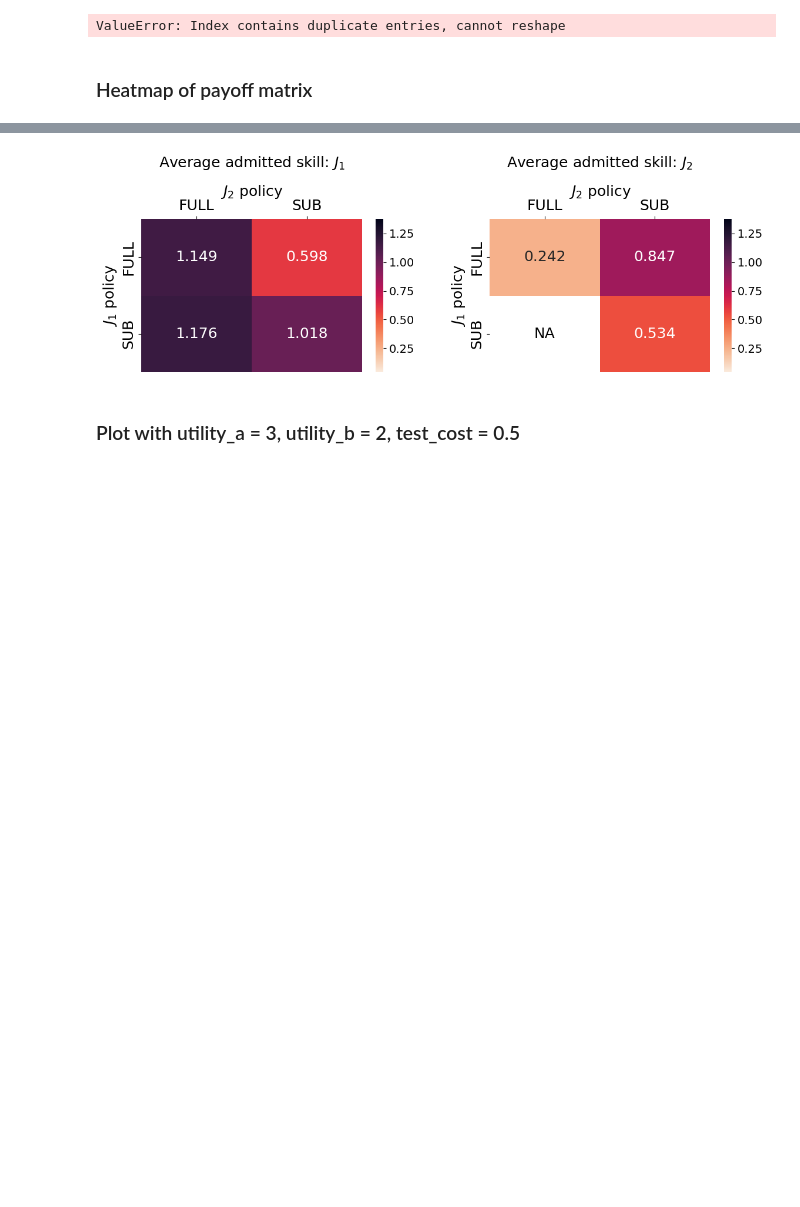
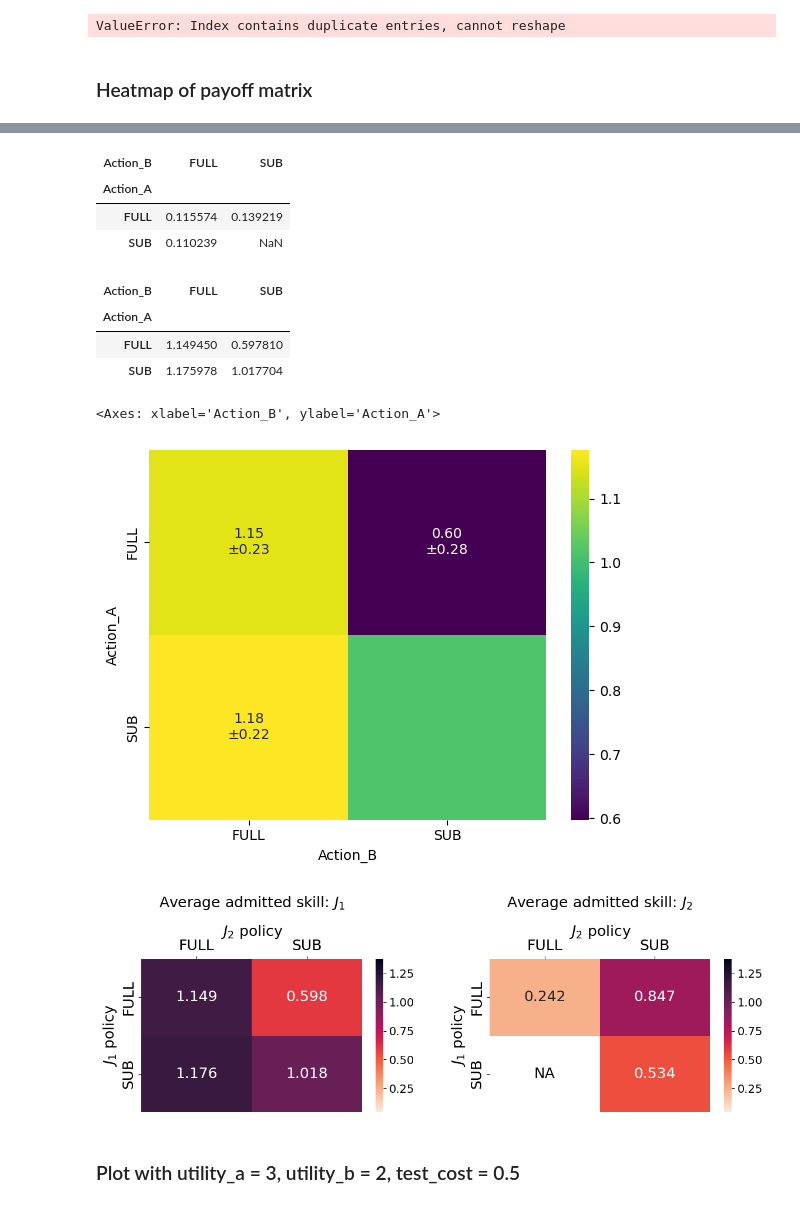
Before and after one commit to hannahql/school_admission_policies, a Jupyter notebook: pipeline_use_paperfigures_two_school_strategic.ipynb, the cells around one changed output, grey strips where cells are left out. Saved outputs shown, nothing was run; the diff lists cells and outputs as text; code cells hidden in the pictures; blank space fills up the shorter version.

```diff
--- a/pipeline_use_paperfigures_two_school_strategic.ipynb
+++ b/pipeline_use_paperfigures_two_school_strategic.ipynb
@@ -383,0 +517,16 @@ ValueError: Index contains duplicate entries, cannot reshape
+# %%
+filtered_results_a, filtered_results_b = filter_results_by_target_values(
+                                            results_df=results_df,
+                                            sub_sub_results=sub_sub_results,
+                                            feature_to_vary=None,
+                                            target_values=target_values,
+                                            return_mean_results=False,
+                                            )
+
+filtered_results_a_grouped, filtered_results_b_grouped = filter_results_by_target_values(
+                                            results_df=results_df,
+                                            sub_sub_results=sub_sub_results,
+                                            feature_to_vary=None,
+                                            target_values=target_values,
+                                            return_mean_results=True,
+                                            )
@@ -384,3 +580,47 @@ ValueError: Index contains duplicate entries, cannot reshape
+# %%
+sems_a = filtered_results_a.groupby("Policy").sem().reset_index()
+sems_a = sems_a[sems_a["Policy"] != "SUB_SUB_test"]
+sems_a['Action_A'] = sems_a['Policy'].apply(lambda x: x.split('_')[0])
+sems_a['Action_B'] = sems_a['Policy'].apply(lambda x: x.split('_')[1])
+sems_matrix_a = sems_a.pivot(index='Action_A', columns='Action_B',
+                            values=0)
+# %%
+sems_matrix_a
+# %% [output]
+| Action_B | FULL | SUB |
+| Action_A |  |  |
+| FULL | 0.115574 | 0.139219 |
+| SUB | 0.110239 | NaN |
+# %%
+matrix_a
+# %% [output]
+| Action_B | FULL | SUB |
+| Action_A |  |  |
+| FULL | 1.149450 | 0.597810 |
+| SUB | 1.175978 | 1.017704 |
+# %%
+# Annotate each cell with: value ± 2*sem
+import numpy as np
+
+# Create annotation strings for each cell
+annot = matrix_a.copy().astype(str)
+
+for i in range(matrix_a.shape[0]):
+    for j in range(matrix_a.shape[1]):
+        val = matrix_a.iloc[i, j]
+        try:
+            sem = sems_matrix_a.iloc[i, j]
+        except Exception:
+            sem = np.nan
+        if np.isnan(val) or np.isnan(sem):
+            annot.iloc[i, j] = ""
+        else:
+            annot.iloc[i, j] = f"{val:.2f}\n±{2*sem:.2f}"
+
+sns.heatmap(matrix_a, annot=annot, fmt="", cmap="viridis")
+# %% [output]
+<Axes: xlabel='Action_B', ylabel='Action_A'>
+[figure, added]
 # %%
 target_utility_a = 3
 target_utility_b = 2
```
Also changed, not shown: parts of 18 cells of this notebook, 1 other file.
